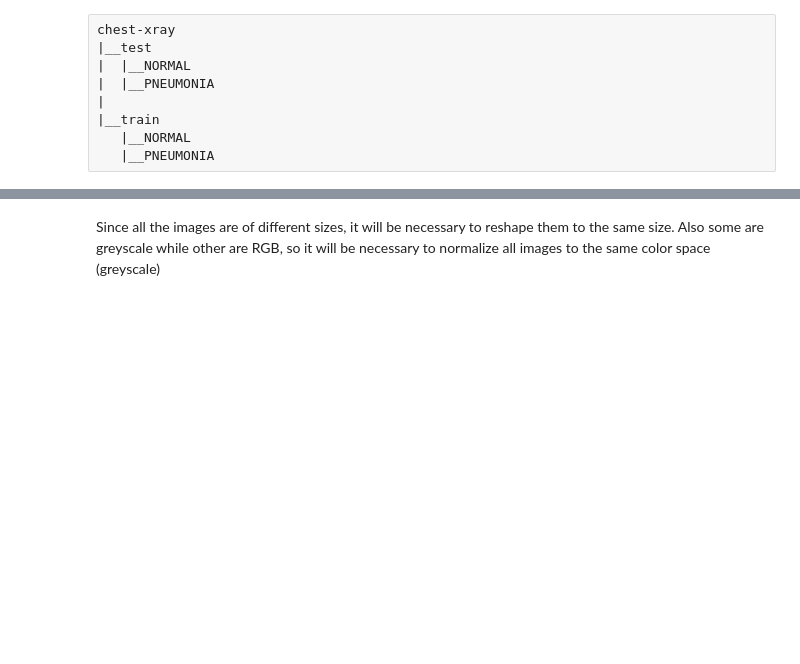
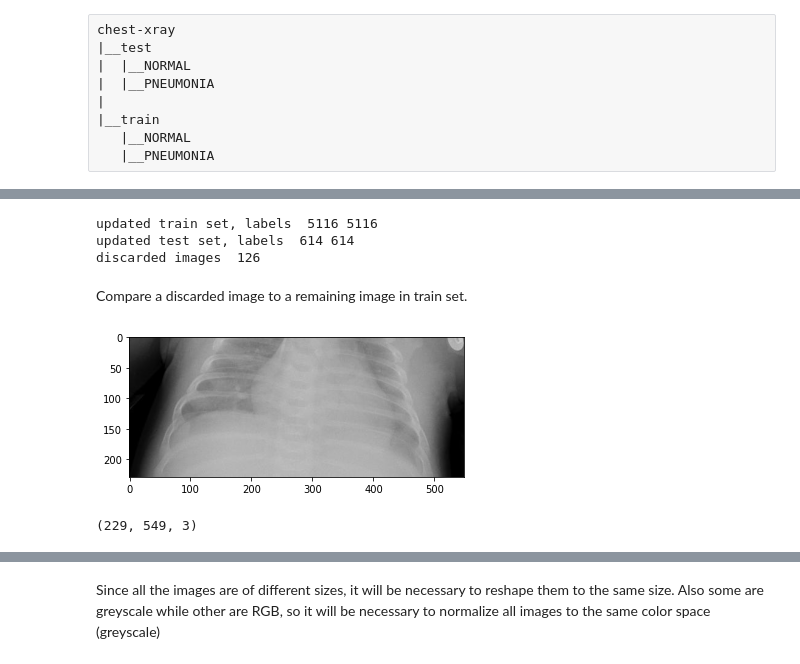
Before and after one commit to erotavlas/machine-learning, a Jupyter notebook: IBMAdvancedDataScience_Capstone_Incomplete.ipynb, the cells around one changed output, grey strips where cells are left out. Saved outputs shown, nothing was run; the diff lists cells and outputs as text; code cells hidden in the pictures; blank space fills up the shorter version.

```diff
--- a/IBMAdvancedDataScience_Capstone_Incomplete.ipynb
+++ b/IBMAdvancedDataScience_Capstone_Incomplete.ipynb
@@ -162,6 +49,0 @@ Maybe choose something based on the below images that were discarded like x/y mu
-# %%
-for d in discarded:
-    im = io.imread(d)
-    x = im.shape[0]
-    y = im.shape[1]
-    print(x/y)
@@ -222,0 +229,19 @@ for root, dirs, files in os.walk("E:\COURSES\Advanced Data Science With IBM\Adva
+# %%
+print('updated train set, labels ', len(temp_train_images), len(temp_train_labels))
+print('updated test set, labels ', len(temp_test_images), len(temp_test_labels))
+print('discarded images ', len(discarded))
+# %% [output]
+updated train set, labels  5116 5116
+updated test set, labels  614 614
+discarded images  126
+# %% [markdown]
+Compare a discarded image to a remaining image in train set.
+# %%
+import matplotlib.pyplot as plt
+im = io.imread(discarded[35])
+imgplot = plt.imshow(im, cmap="gray")
+plt.show()
+print(im.shape)
+# %% [output]
+[figure, added]
+(229, 549, 3)
```
Also changed, not shown: parts of 92 cells of this notebook.
